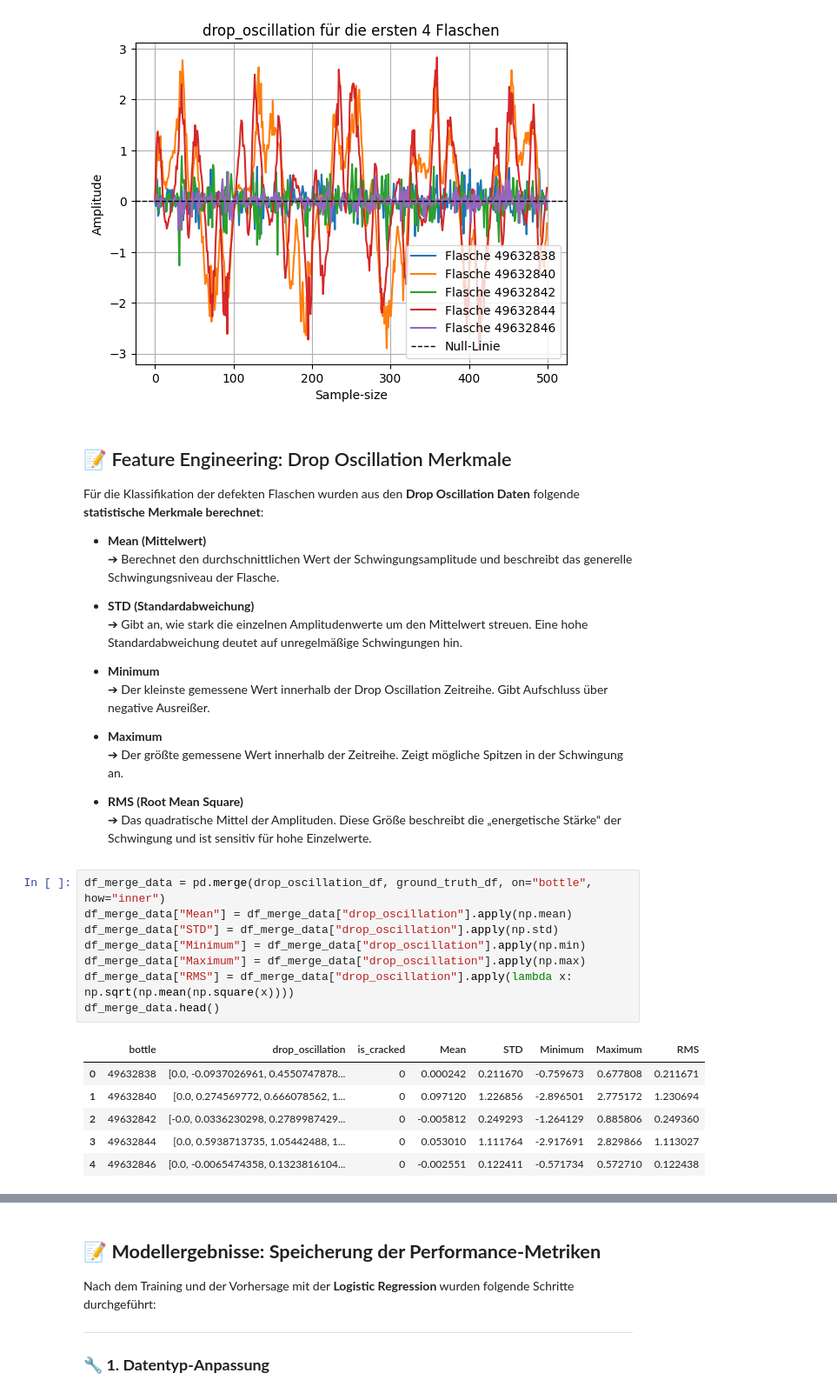
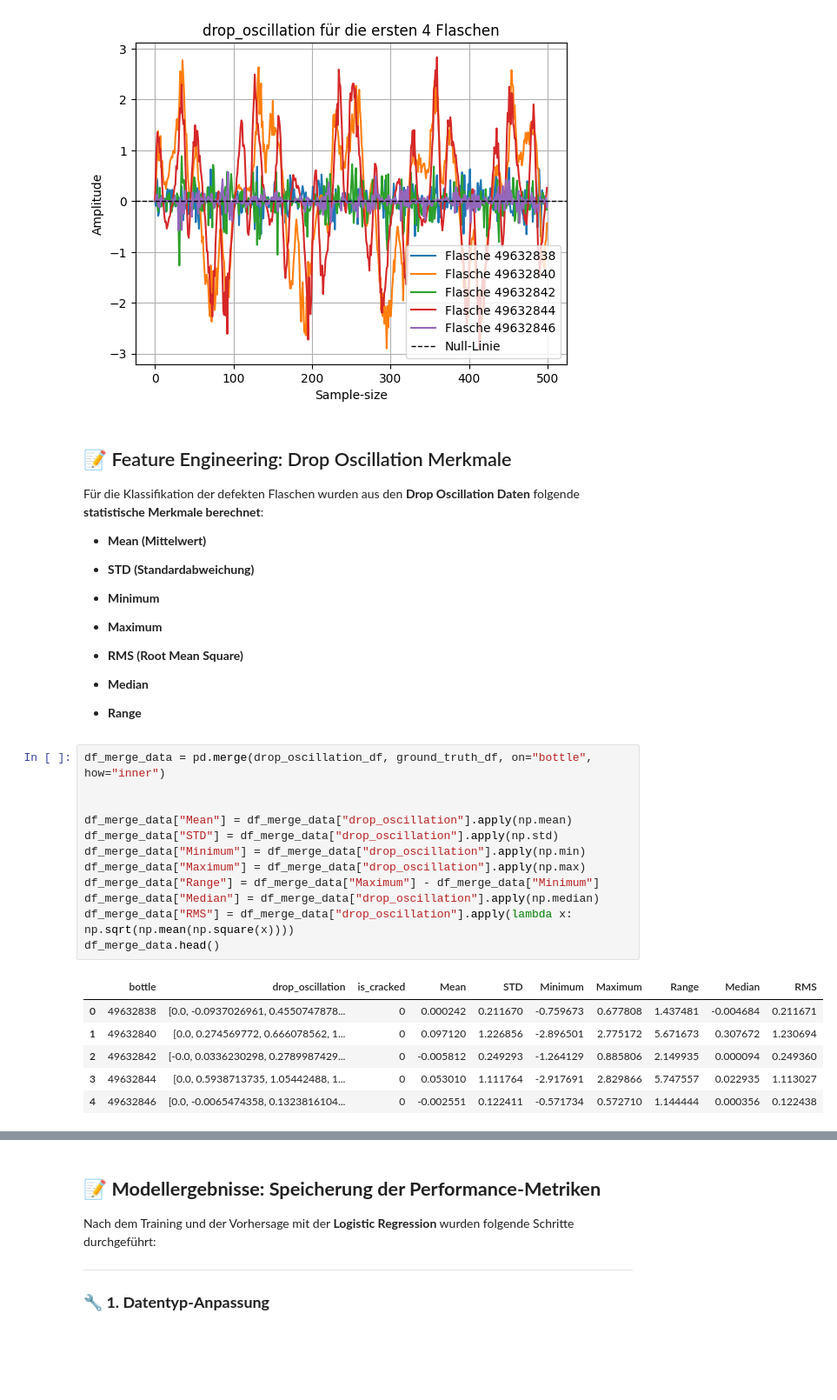
Before and after one commit to Abdullah-IT-Geek/AUT_Database, a Jupyter notebook: Process_data/classification.ipynb, the cells around one changed output, grey strips where cells are left out. Shown at 87% size. Saved outputs shown, nothing was run; the diff lists cells and outputs as text; blank space fills up the shorter version.

```diff
--- a/Process_data/classification.ipynb
+++ b/Process_data/classification.ipynb
@@ -159,34 +161,33 @@ except Exception as e:
 Für die Klassifikation der defekten Flaschen wurden aus den **Drop Oscillation Daten** folgende **statistische Merkmale berechnet**:
 
 - **Mean (Mittelwert)**
-  ➔ Berechnet den durchschnittlichen Wert der Schwingungsamplitude und beschreibt das generelle Schwingungsniveau der Flasche.
-
 - **STD (Standardabweichung)**
-  ➔ Gibt an, wie stark die einzelnen Amplitudenwerte um den Mittelwert streuen. Eine hohe Standardabweichung deutet auf unregelmäßige Schwingungen hin.
-
 - **Minimum**
-  ➔ Der kleinste gemessene Wert innerhalb der Drop Oscillation Zeitreihe. Gibt Aufschluss über negative Ausreißer.
 
 - **Maximum**
-  ➔ Der größte gemessene Wert innerhalb der Zeitreihe. Zeigt mögliche Spitzen in der Schwingung an.
 
 - **RMS (Root Mean Square)**
-  ➔ Das quadratische Mittel der Amplituden. Diese Größe beschreibt die „energetische Stärke“ der Schwingung und ist sensitiv für hohe Einzelwerte.
+- **Median**
+- **Range**
 # %%
 df_merge_data = pd.merge(drop_oscillation_df, ground_truth_df, on="bottle", how="inner")
+
+
 df_merge_data["Mean"] = df_merge_data["drop_oscillation"].apply(np.mean)
 df_merge_data["STD"] = df_merge_data["drop_oscillation"].apply(np.std)
 df_merge_data["Minimum"] = df_merge_data["drop_oscillation"].apply(np.min)
 df_merge_data["Maximum"] = df_merge_data["drop_oscillation"].apply(np.max)
+df_merge_data["Range"] = df_merge_data["Maximum"] - df_merge_data["Minimum"]
+df_merge_data["Median"] = df_merge_data["drop_oscillation"].apply(np.median)
 df_merge_data["RMS"] = df_merge_data["drop_oscillation"].apply(lambda x: np.sqrt(np.mean(np.square(x))))
 df_merge_data.head()
 # %% [output]
-|  | bottle | drop_oscillation | is_cracked | Mean | STD | Minimum | Maximum | RMS |
-| 0 | 49632838 | [0.0, -0.0937026961, 0.4550747878... | 0 | 0.000242 | 0.211670 | -0.759673 | 0.677808 | 0.211671 |
-| 1 | 49632840 | [0.0, 0.274569772, 0.666078562, 1... | 0 | 0.097120 | 1.226856 | -2.896501 | 2.775172 | 1.230694 |
-| 2 | 49632842 | [-0.0, 0.0336230298, 0.2789987429... | 0 | -0.005812 | 0.249293 | -1.264129 | 0.885806 | 0.249360 |
-| 3 | 49632844 | [0.0, 0.5938713735, 1.05442488, 1... | 0 | 0.053010 | 1.111764 | -2.917691 | 2.829866 | 1.113027 |
-| 4 | 49632846 | [0.0, -0.0065474358, 0.1323816104... | 0 | -0.002551 | 0.122411 | -0.571734 | 0.572710 | 0.122438 |
+|  | bottle | drop_oscillation | is_cracked | Mean | STD | Minimum | Maximum | Range | Median | RMS |
+| 0 | 49632838 | [0.0, -0.0937026961, 0.4550747878... | 0 | 0.000242 | 0.211670 | -0.759673 | 0.677808 | 1.437481 | -0.004684 | 0.211671 |
+| 1 | 49632840 | [0.0, 0.274569772, 0.666078562, 1... | 0 | 0.097120 | 1.226856 | -2.896501 | 2.775172 | 5.671673 | 0.307672 | 1.230694 |
+| 2 | 49632842 | [-0.0, 0.0336230298, 0.2789987429... | 0 | -0.005812 | 0.249293 | -1.264129 | 0.885806 | 2.149935 | 0.000094 | 0.249360 |
+| 3 | 49632844 | [0.0, 0.5938713735, 1.05442488, 1... | 0 | 0.053010 | 1.111764 | -2.917691 | 2.829866 | 5.747557 | 0.022935 | 1.113027 |
+| 4 | 49632846 | [0.0, -0.0065474358, 0.1323816104... | 0 | -0.002551 | 0.122411 | -0.571734 | 0.572710 | 1.144444 | 0.000356 | 0.122438 |
 # %% [markdown]
 ## 🔧 **Train-Test-Split und Feature-Auswahl**
 
```
Also changed, not shown: parts of 12 cells of this notebook.
